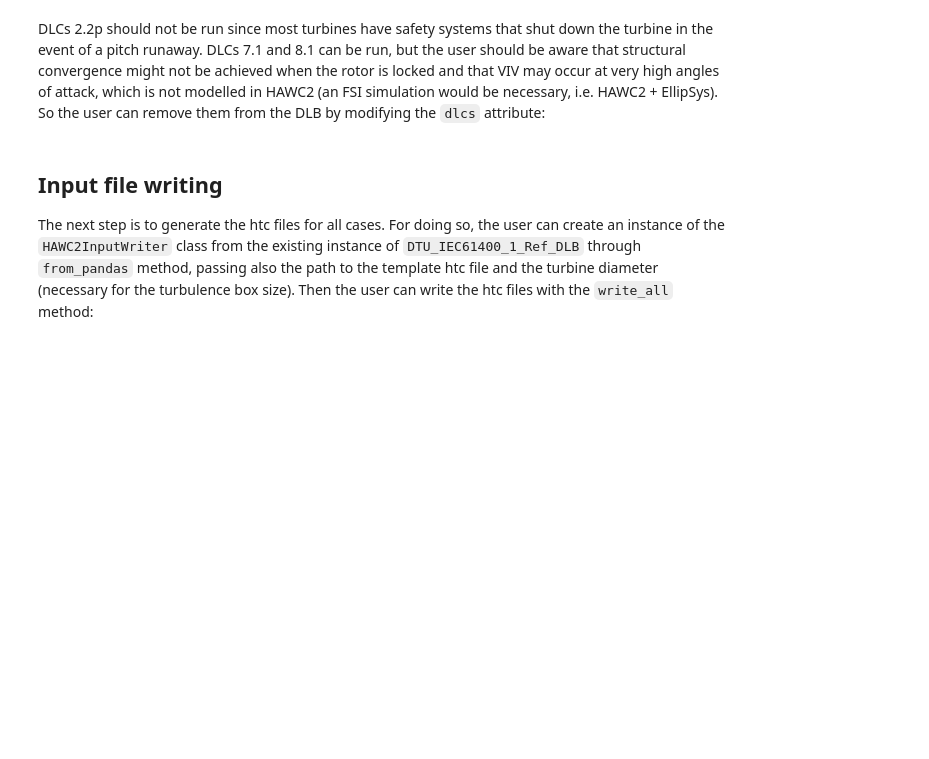
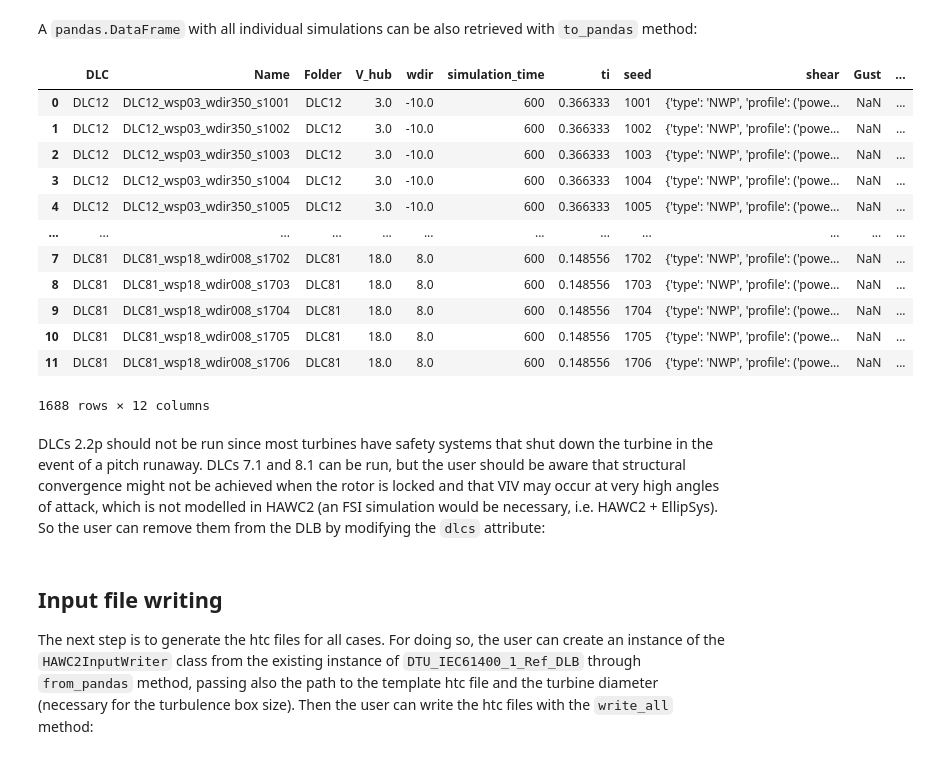
Before and after one commit to DTUWindEnergy/WindEnergyToolbox, a Jupyter notebook: docs/notebooks/hawc2/DLBWorkflow.ipynb, the cells around one changed output. Drawn from its saved outputs; the diff is of its cells as text; code cells hidden in the pictures; blank space fills up the shorter version.

```diff
--- a/docs/notebooks/hawc2/DLBWorkflow.ipynb
+++ b/docs/notebooks/hawc2/DLBWorkflow.ipynb
@@ -49,3 +75,22 @@ dlb = DTU_IEC61400_1_Ref_DLB(iec_wt_class='1B',
+# %% [markdown]
+A `pandas.DataFrame` with all individual simulations can be also retrieved with `to_pandas` method:
+# %%
+sims = dlb.to_pandas()
+sims
+# %% [output]
+|  | DLC | Name | Folder | V_hub | wdir | simulation_time | ti | seed | shear | Gust | ... |
+| 0 | DLC12 | DLC12_wsp03_wdir350_s1001 | DLC12 | 3.0 | -10.0 | 600 | 0.366333 | 1001 | {'type': 'NWP', 'profile': ('powe... | NaN | ... |
+| 1 | DLC12 | DLC12_wsp03_wdir350_s1002 | DLC12 | 3.0 | -10.0 | 600 | 0.366333 | 1002 | {'type': 'NWP', 'profile': ('powe... | NaN | ... |
+| 2 | DLC12 | DLC12_wsp03_wdir350_s1003 | DLC12 | 3.0 | -10.0 | 600 | 0.366333 | 1003 | {'type': 'NWP', 'profile': ('powe... | NaN | ... |
+| 3 | DLC12 | DLC12_wsp03_wdir350_s1004 | DLC12 | 3.0 | -10.0 | 600 | 0.366333 | 1004 | {'type': 'NWP', 'profile': ('powe... | NaN | ... |
+| 4 | DLC12 | DLC12_wsp03_wdir350_s1005 | DLC12 | 3.0 | -10.0 | 600 | 0.366333 | 1005 | {'type': 'NWP', 'profile': ('powe... | NaN | ... |
+| ... | ... | ... | ... | ... | ... | ... | ... | ... | ... | ... | ... |
+| 7 | DLC81 | DLC81_wsp18_wdir008_s1702 | DLC81 | 18.0 | 8.0 | 600 | 0.148556 | 1702 | {'type': 'NWP', 'profile': ('powe... | NaN | ... |
+| 8 | DLC81 | DLC81_wsp18_wdir008_s1703 | DLC81 | 18.0 | 8.0 | 600 | 0.148556 | 1703 | {'type': 'NWP', 'profile': ('powe... | NaN | ... |
+| 9 | DLC81 | DLC81_wsp18_wdir008_s1704 | DLC81 | 18.0 | 8.0 | 600 | 0.148556 | 1704 | {'type': 'NWP', 'profile': ('powe... | NaN | ... |
+| 10 | DLC81 | DLC81_wsp18_wdir008_s1705 | DLC81 | 18.0 | 8.0 | 600 | 0.148556 | 1705 | {'type': 'NWP', 'profile': ('powe... | NaN | ... |
+| 11 | DLC81 | DLC81_wsp18_wdir008_s1706 | DLC81 | 18.0 | 8.0 | 600 | 0.148556 | 1706 | {'type': 'NWP', 'profile': ('powe... | NaN | ... |
+1688 rows × 12 columns
 # %% [markdown]
 DLCs 2.2p should not be run since most turbines have safety systems that shut down the turbine in the event of a pitch runaway. DLCs 7.1 and 8.1 can be run, but the user should be aware that structural convergence might not be achieved when the rotor is locked and that VIV may occur at very high angles of attack, which is not modelled in HAWC2 (an FSI simulation would be necessary, i.e. HAWC2 + EllipSys). So the user can remove them from the DLB by modifying the `dlcs` attribute:
 # %%
```
Also changed, not shown: parts of 5 cells of this notebook, 2 other files.
